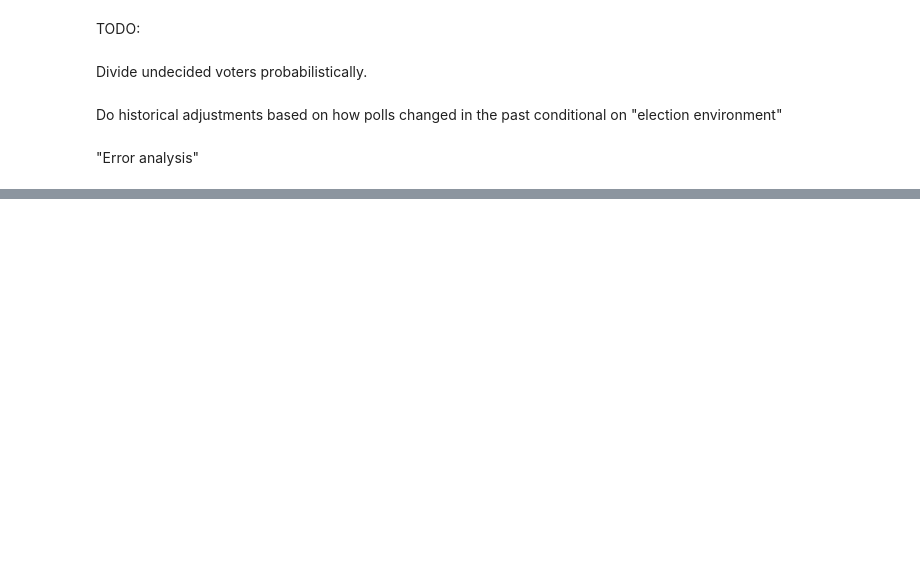
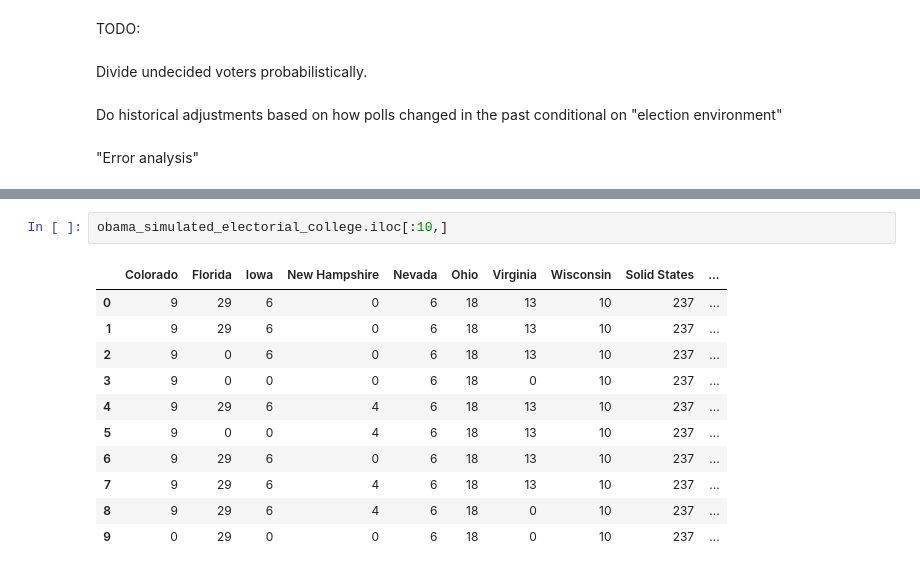
Before and after one commit to bansalr/538model, a Jupyter notebook: silver_model.ipynb, the cells around one changed output, grey strips where cells are left out. Saved outputs shown, nothing was run; the diff lists cells and outputs as text; blank space fills up the shorter version.

```diff
--- a/silver_model.ipynb
+++ b/silver_model.ipynb
@@ -1527,0 +1660,14 @@ Do historical adjustments based on how polls changed in the past conditional on
+# %%
+obama_simulated_electorial_college.iloc[:10,]
+# %% [output]
+|  | Colorado | Florida | Iowa | New Hampshire | Nevada | Ohio | Virginia | Wisconsin | Solid States | ... |
+| 0 | 9 | 29 | 6 | 0 | 6 | 18 | 13 | 10 | 237 | ... |
+| 1 | 9 | 29 | 6 | 0 | 6 | 18 | 13 | 10 | 237 | ... |
+| 2 | 9 | 0 | 6 | 0 | 6 | 18 | 13 | 10 | 237 | ... |
+| 3 | 9 | 0 | 0 | 0 | 6 | 18 | 0 | 10 | 237 | ... |
+| 4 | 9 | 29 | 6 | 4 | 6 | 18 | 13 | 10 | 237 | ... |
+| 5 | 9 | 0 | 0 | 4 | 6 | 18 | 13 | 10 | 237 | ... |
+| 6 | 9 | 29 | 6 | 0 | 6 | 18 | 13 | 10 | 237 | ... |
+| 7 | 9 | 29 | 6 | 4 | 6 | 18 | 13 | 10 | 237 | ... |
+| 8 | 9 | 29 | 6 | 4 | 6 | 18 | 0 | 10 | 237 | ... |
+| 9 | 0 | 29 | 0 | 0 | 6 | 18 | 0 | 10 | 237 | ... |
```
Also changed, not shown: parts of 52 cells of this notebook.
